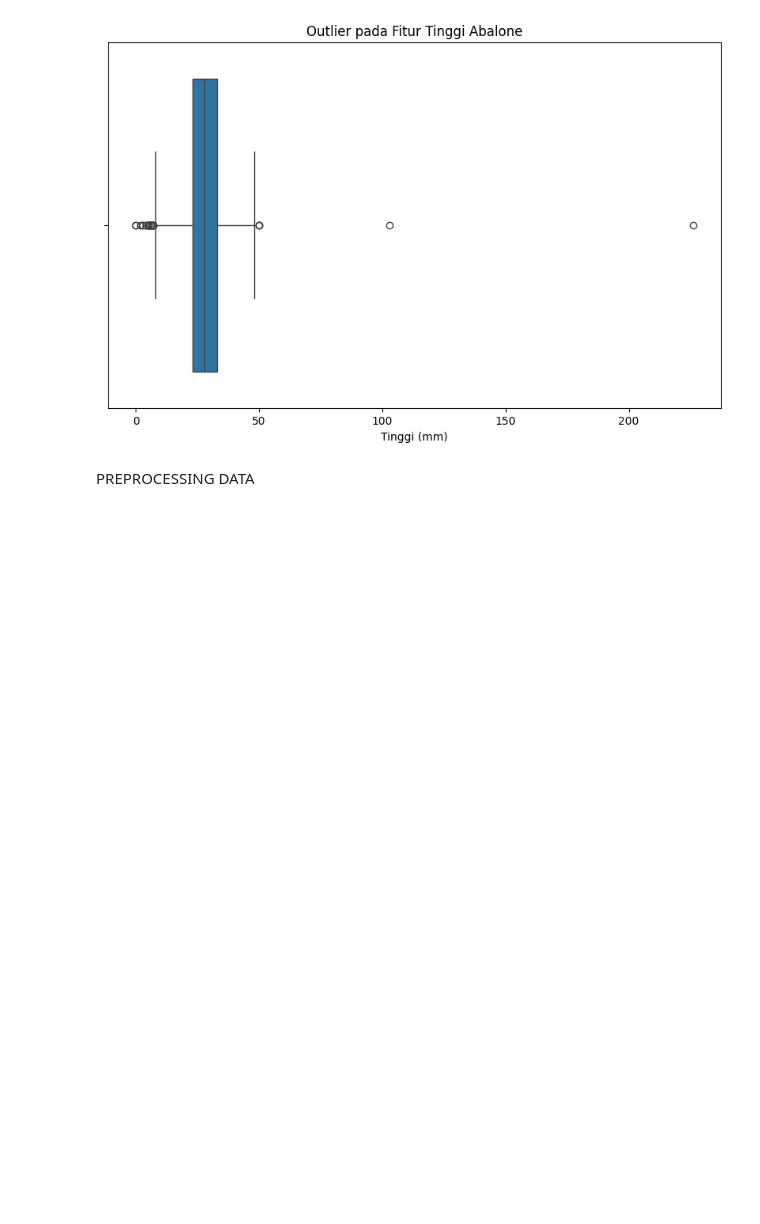
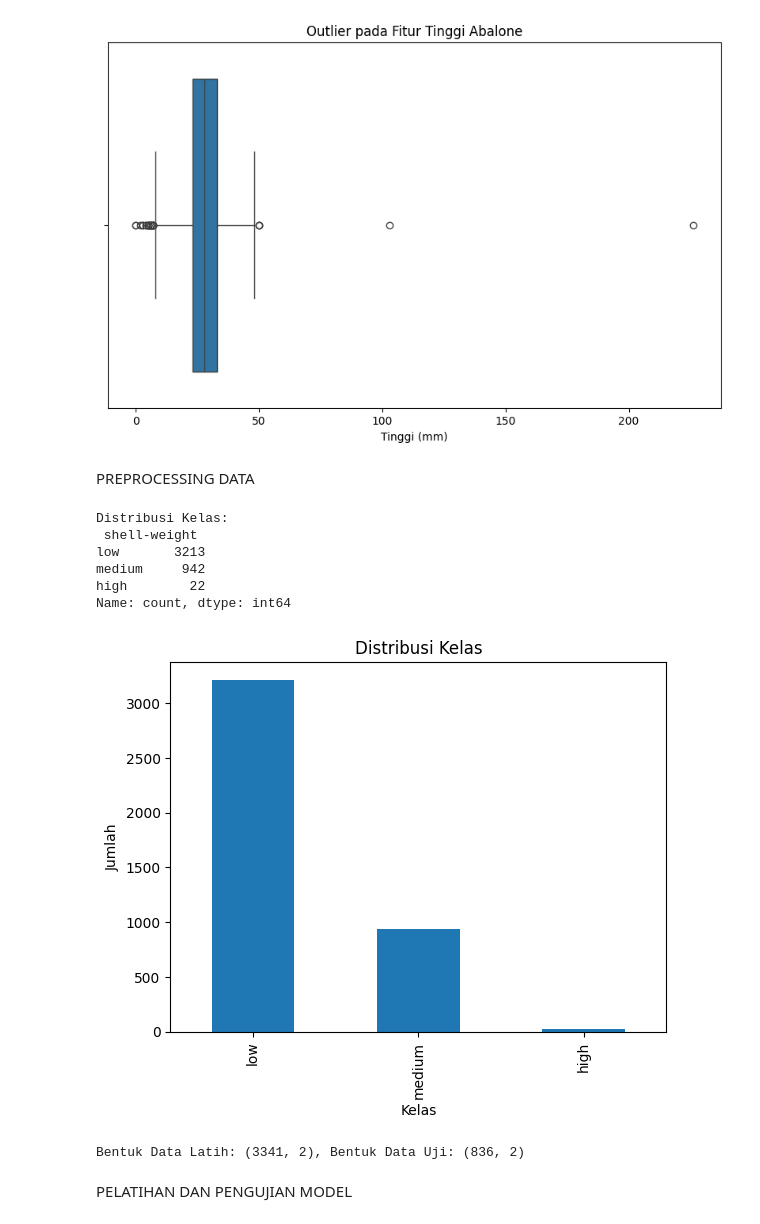
Before and after one commit to zepunnn/tubes-python, a Jupyter notebook: Tubes Abalone/Abalone.ipynb, the cells around one changed output. Cells and saved outputs as stored; diff of their text form; code cells hidden in the pictures; blank space fills up the shorter version.

```diff
--- a/Tubes Abalone/Abalone.ipynb
+++ b/Tubes Abalone/Abalone.ipynb
@@ -296,3 +329,46 @@ plt.show()
 [figure]
 # %% [markdown]
 PREPROCESSING DATA
+# %%
+# Memisahkan Fitur dan Target menggunakan variabel baru
+X = df[['whole-weight', 'shucked-weight']]
+y = df['shell-weight']  # Menggunakan kolom 'shell-weight' sebagai target
+
+# Mengubah target menjadi kategori menggunakan binning
+y_binned = pd.cut(y, bins=3, labels=['low', 'medium', 'high'])
+
+# Memeriksa apakah DataFrame X kosong
+if X.empty:
+    raise ValueError("DataFrame X kosong. Tidak ada data untuk dinormalisasi.")
+
+# Normalisasi atau Standarisasi
+scaler = StandardScaler()
+X_scaled = scaler.fit_transform(X)
+
+# Memeriksa distribusi kelas
+class_distribution = y_binned.value_counts()
+print("Distribusi Kelas:\n", class_distribution)
+
+# Visualisasi distribusi kelas
+class_distribution.plot(kind='bar')
+plt.title('Distribusi Kelas')
+plt.xlabel('Kelas')
+plt.ylabel('Jumlah')
+plt.show()
+
+# Pembagian Dataset
+X_train, X_test, y_train, y_test = train_test_split(X_scaled, y_binned, test_size=0.2, random_state=42)
+
+# Menampilkan bentuk data latih dan data uji
+print(f'Bentuk Data Latih: {X_train.shape}, Bentuk Data Uji: {X_test.shape}')
+# %% [output]
+Distribusi Kelas:
+ shell-weight
+low       3213
+medium     942
+high        22
+Name: count, dtype: int64
+[figure, added]
+Bentuk Data Latih: (3341, 2), Bentuk Data Uji: (836, 2)
+# %% [markdown]
+PELATIHAN DAN PENGUJIAN MODEL
```
Also changed, not shown: parts of 20 cells of this notebook.
